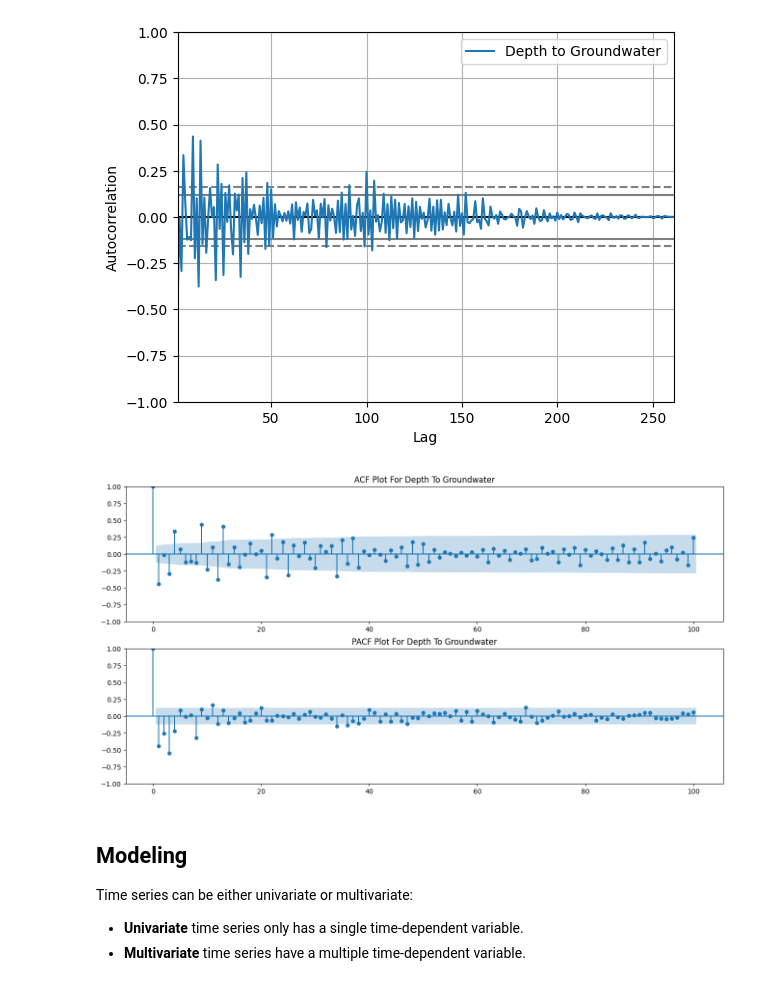
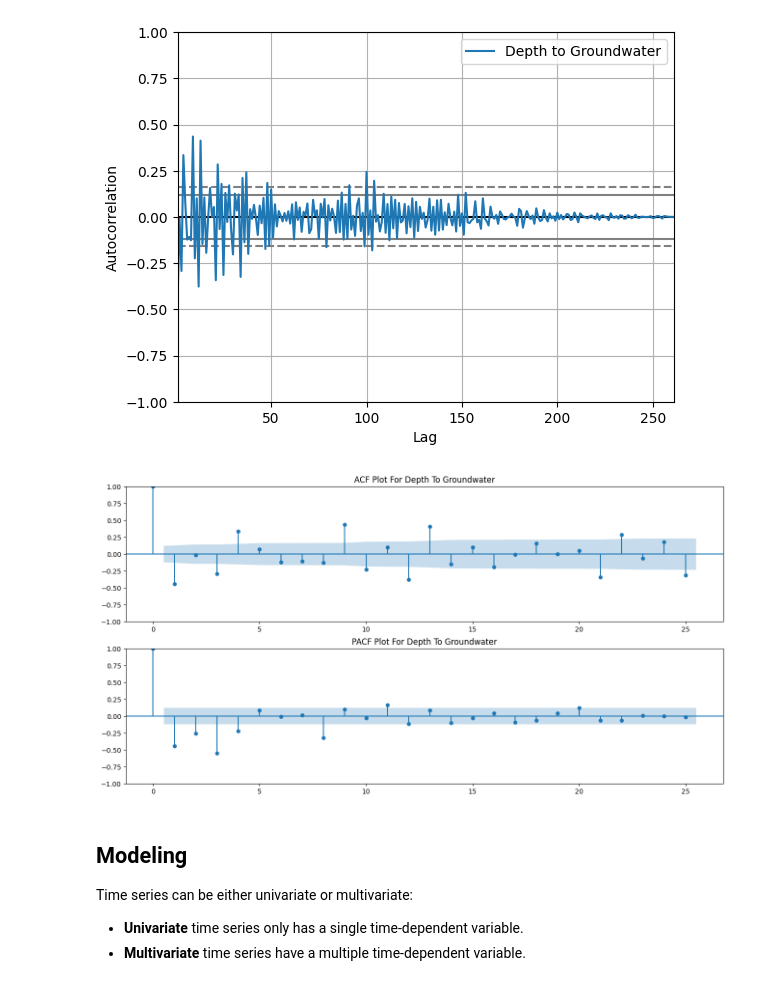
Before and after one commit to thisishasan/bigdata_mod_b, a Jupyter notebook: code.ipynb, the cells around one changed output. Saved outputs shown, nothing was run; the diff lists cells and outputs as text; code cells hidden in the pictures.

```diff
--- a/code.ipynb
+++ b/code.ipynb
@@ -546,15 +546,15 @@ plt.show()
 # %%
 from statsmodels.graphics.tsaplots import plot_acf
 from statsmodels.graphics.tsaplots import plot_pacf
 
 f, ax = plt.subplots(nrows=2, ncols=1, figsize=(16, 8), label = "aaaa")
 
-plot_acf(df['depth_to_groundwater_diff_1'], lags=100, ax=ax[0], title="ACF Plot For Depth To Groundwater")
-plot_pacf(df['depth_to_groundwater_diff_1'], lags=100, ax=ax[1], title="PACF Plot For Depth To Groundwater")
+plot_acf(df['depth_to_groundwater_diff_1'],  ax=ax[0], title="ACF Plot For Depth To Groundwater")
+plot_pacf(df['depth_to_groundwater_diff_1'], ax=ax[1], title="PACF Plot For Depth To Groundwater")
 
 plt.show()
 # %% [output]
-[figure, old version]
+[figure, new version]
 # %% [markdown]
 ## Modeling
 
```
